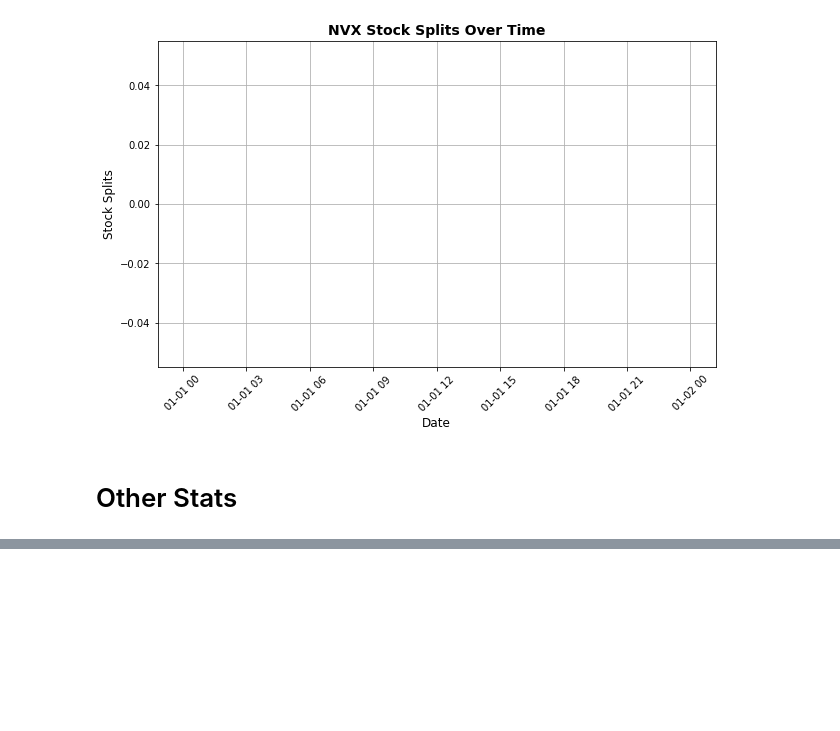
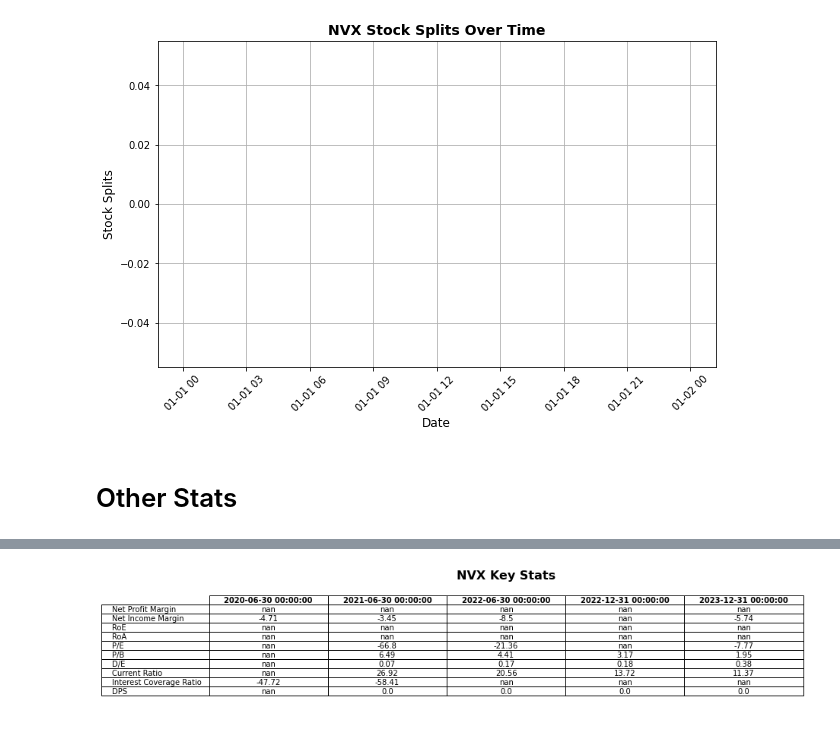
Before and after one commit to TGChenZP/HuangPu_EquityResearchPlatform, a Jupyter notebook: notebook/analysis.ipynb, the cells around one changed output, grey strips where cells are left out. Cells and saved outputs as stored; diff of their text form; code cells hidden in the pictures; blank space fills up the shorter version.

```diff
--- a/notebook/analysis.ipynb
+++ b/notebook/analysis.ipynb
@@ -797,27 +818,30 @@ interested_ticker_key_interested_stats
 # %%
 # Create the plot for the table
-fig, ax = plt.subplots(figsize=(10, 3))  # Adjust the figure size as needed
+fig, ax = plt.subplots(figsize=(14, 3))  # Adjust the figure size as needed
 ax.axis('tight')
 ax.axis('off')
 
 # Create a table in the plot
 table = ax.table(cellText=interested_ticker_key_interested_stats.T.values,
                  colLabels=interested_ticker_key_interested_stats.T.columns,
                  rowLabels=interested_ticker_key_interested_stats.T.index,
                  cellLoc='center', loc='center')
 
 # Bold the header row
 for key, cell in table.get_celld().items():
     if key[0] == 0:  # This selects the header row
         cell.set_text_props(fontweight='bold')
 
 # Set the title with bold font
-plt.title(f"{TICKER} Key Ticker Stats", fontsize=16, fontweight='bold')
+plt.title(f"{TICKER} Key Stats", fontsize=16, fontweight='bold')
 
 # Save the plot as an image
-plt.savefig(f'../outputs/{TICKER}_interested_ticker_key_interested_stats.png', bbox_inches='tight', dpi=300)
+plt.savefig(
+    f'../outputs/{TICKER}_interested_ticker_key_interested_stats.png', bbox_inches='tight', dpi=300)
 
 # Optionally display the plot
 plt.show()
+# %% [output]
+[figure, added]
 # %%
 interested_ticker_key_interested_stats_pct_change
```
Also changed, not shown: parts of 32 cells of this notebook, 3 other files.
